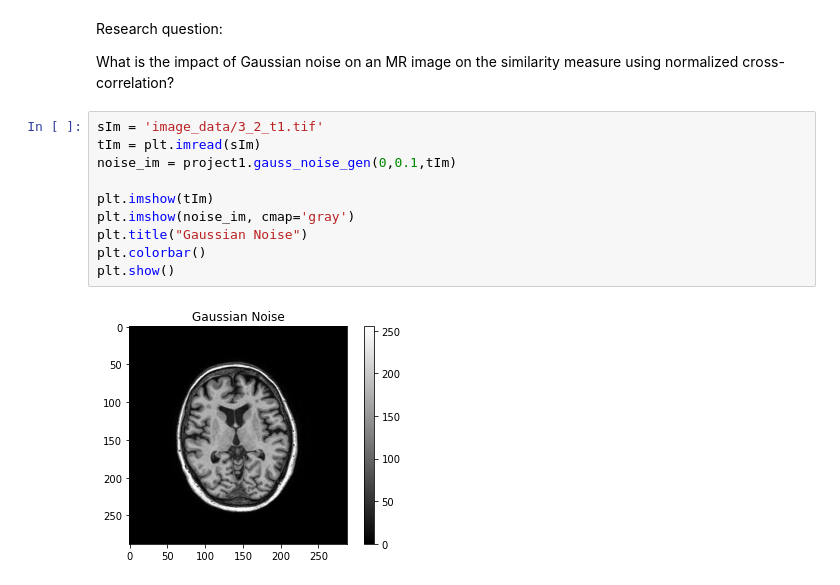
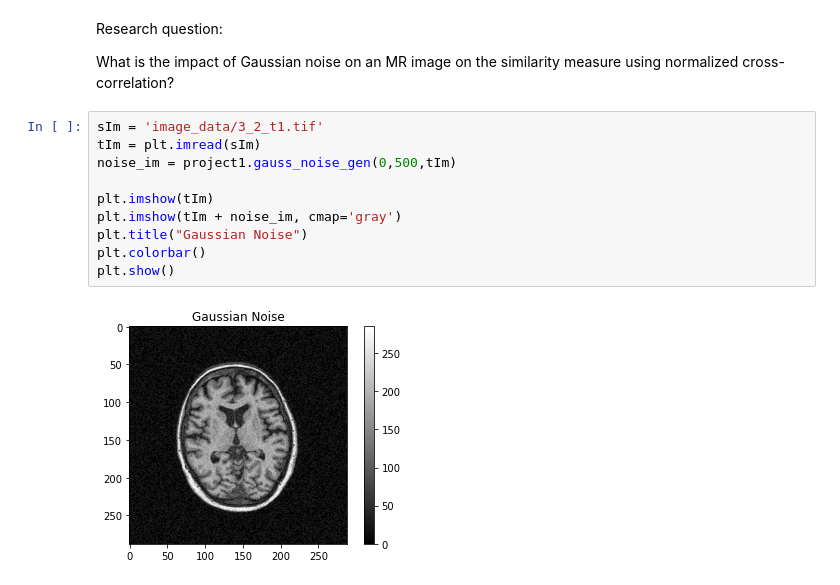
Before and after one commit to LarsvanSprang/8be030-13, a Jupyter notebook: main.ipynb, the cells around one changed output. Saved outputs shown, nothing was run; the diff lists cells and outputs as text.

```diff
--- a/main.ipynb
+++ b/main.ipynb
@@ -102,12 +102,12 @@ What is the impact of Gaussian noise on an MR image on the similarity measure us
 # %%
 sIm = 'image_data/3_2_t1.tif'
 tIm = plt.imread(sIm)
-noise_im = project1.gauss_noise_gen(0,0.1,tIm)
+noise_im = project1.gauss_noise_gen(0,500,tIm)
 
 plt.imshow(tIm)
-plt.imshow(noise_im, cmap='gray')
+plt.imshow(tIm + noise_im, cmap='gray')
 plt.title("Gaussian Noise")
 plt.colorbar()
 plt.show()
 # %% [output]
-[figure, old version]
+[figure, new version]
```
Also changed, not shown: 1 other file.
